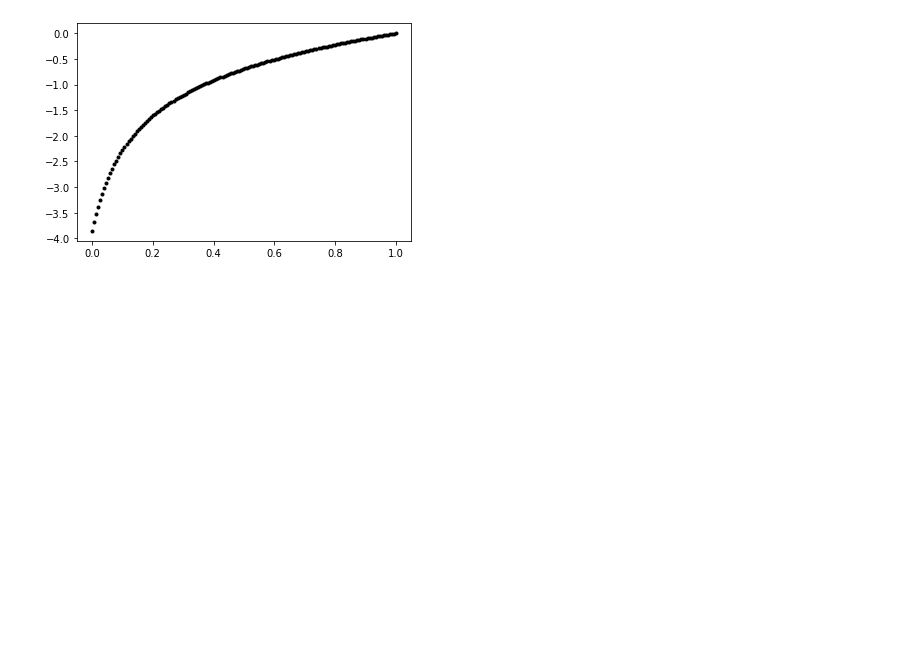
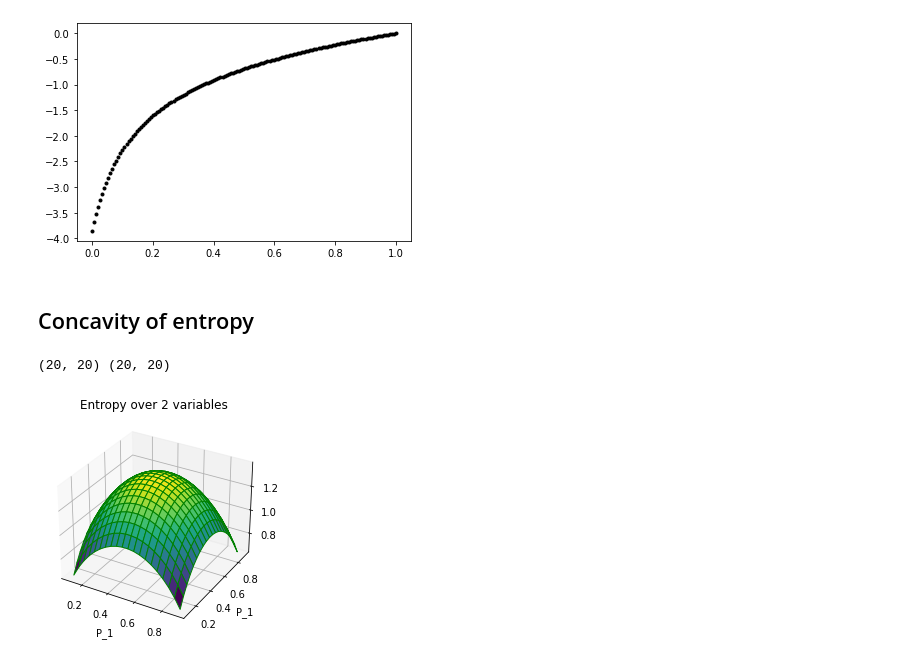
Before and after one commit to abramschon/Masters, a Jupyter notebook: PertRegime/TaylorExpansions.ipynb, the cells around one changed output. Saved outputs shown, nothing was run; the diff lists cells and outputs as text; code cells hidden in the pictures; blank space fills up the shorter version.

```diff
--- a/PertRegime/TaylorExpansions.ipynb
+++ b/PertRegime/TaylorExpansions.ipynb
@@ -34,3 +35,33 @@ n = n + 1 #consider next term
 y_ln = y_ln + ln_exp(x,n)
 # %% [output]
 [figure]
+# %% [markdown]
+## Concavity of entropy
+# %%
+def entropy(p_1,p_2):
+    return -np.sum([ p*np.log(p) for p in [p_1, 1-p_1, p_2, 1-p_2] ])
+# %%
+N = 20
+p_1 = np.outer(np.linspace(0.1, 0.9, N), np.ones(N))
+p_2 = p_1.copy().T
+H = np.zeros_like(p_1)
+print(p_1.shape, H.shape)
+for i in range(N):
+    for j in range(N):
+        H[i,j] = entropy(p_1[i,j],p_2[i,j])
+# %% [output]
+(20, 20) (20, 20)
+# %%
+fig = plt.figure()
+
+# syntax for 3-D plotting
+ax = plt.axes(projection ='3d')
+
+# syntax for plotting
+ax.plot_surface(p_1, p_2, H, cmap ='viridis', edgecolor ='green')
+ax.set_title('Entropy over 2 variables')
+ax.set_xlabel('P_1')
+ax.set_ylabel('P_1')
+plt.show()
+# %% [output]
+[figure, added]
```
Also changed, not shown: parts of 1 cell of this notebook, 7 other files.
